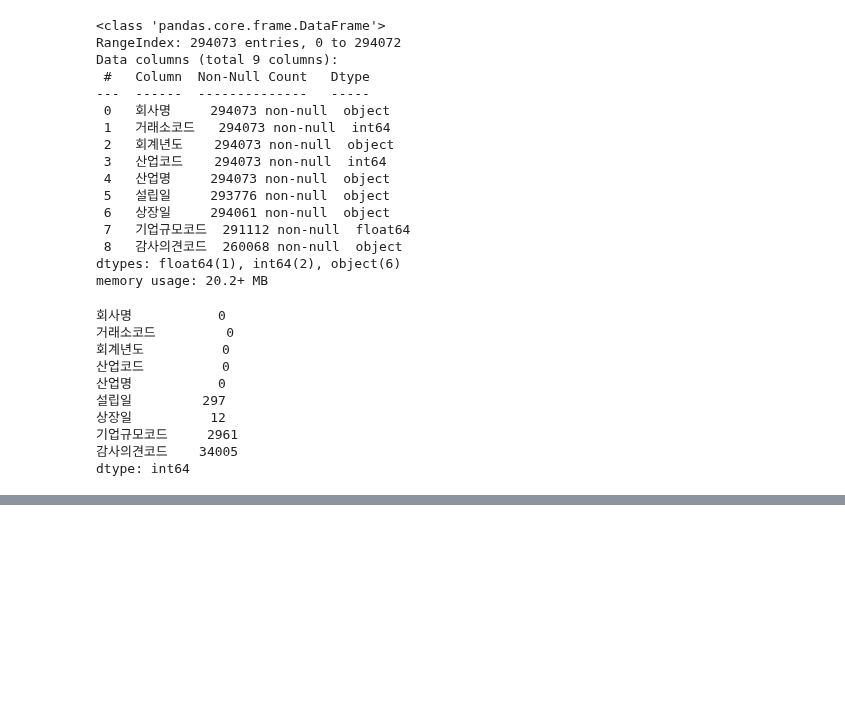
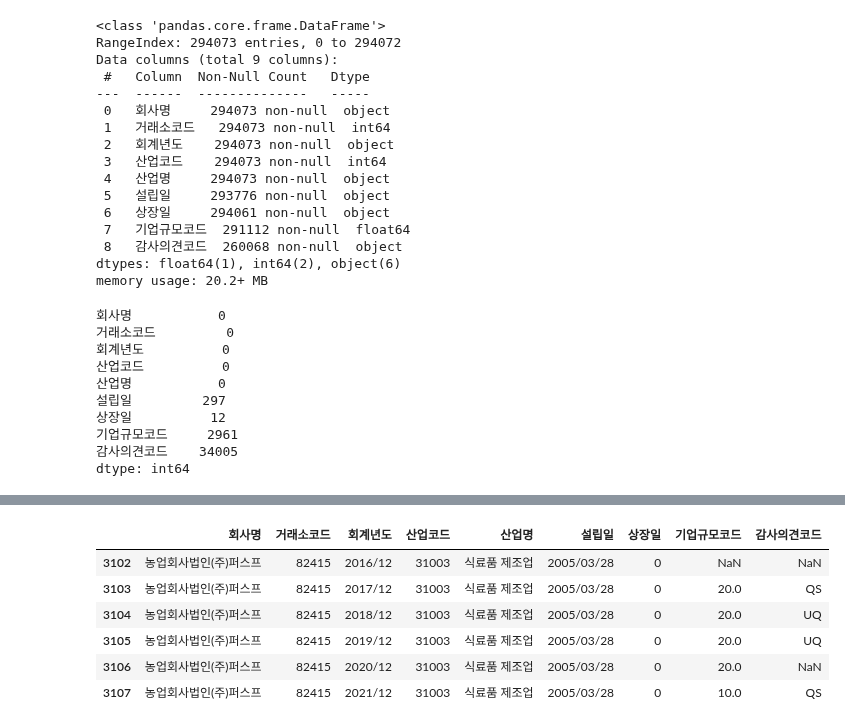
Before and after one commit to BDooHyun/ubion_python_class_01, a Jupyter notebook: 프로젝트2/target.ipynb, the cells around one changed output, grey strips where cells are left out. Cells and saved outputs as stored; diff of their text form; code cells hidden in the pictures; blank space fills up the shorter version.

```diff
--- a/프로젝트2/target.ipynb
+++ b/프로젝트2/target.ipynb
@@ -175,0 +192,10 @@ dtype: int64
+# %%
+total_df3[total_df3['회사명'].str.contains('퍼스프')]
+# %% [output]
+|  | 회사명 | 거래소코드 | 회계년도 | 산업코드 | 산업명 | 설립일 | 상장일 | 기업규모코드 | 감사의견코드 |
+| 3102 | 농업회사법인(주)퍼스프 | 82415 | 2016/12 | 31003 | 식료품 제조업 | 2005/03/28 | 0 | NaN | NaN |
+| 3103 | 농업회사법인(주)퍼스프 | 82415 | 2017/12 | 31003 | 식료품 제조업 | 2005/03/28 | 0 | 20.0 | QS |
+| 3104 | 농업회사법인(주)퍼스프 | 82415 | 2018/12 | 31003 | 식료품 제조업 | 2005/03/28 | 0 | 20.0 | UQ |
+| 3105 | 농업회사법인(주)퍼스프 | 82415 | 2019/12 | 31003 | 식료품 제조업 | 2005/03/28 | 0 | 20.0 | UQ |
+| 3106 | 농업회사법인(주)퍼스프 | 82415 | 2020/12 | 31003 | 식료품 제조업 | 2005/03/28 | 0 | 20.0 | NaN |
+| 3107 | 농업회사법인(주)퍼스프 | 82415 | 2021/12 | 31003 | 식료품 제조업 | 2005/03/28 | 0 | 10.0 | QS |
```
Also changed, not shown: parts of 6 cells of this notebook, 20 other files.
